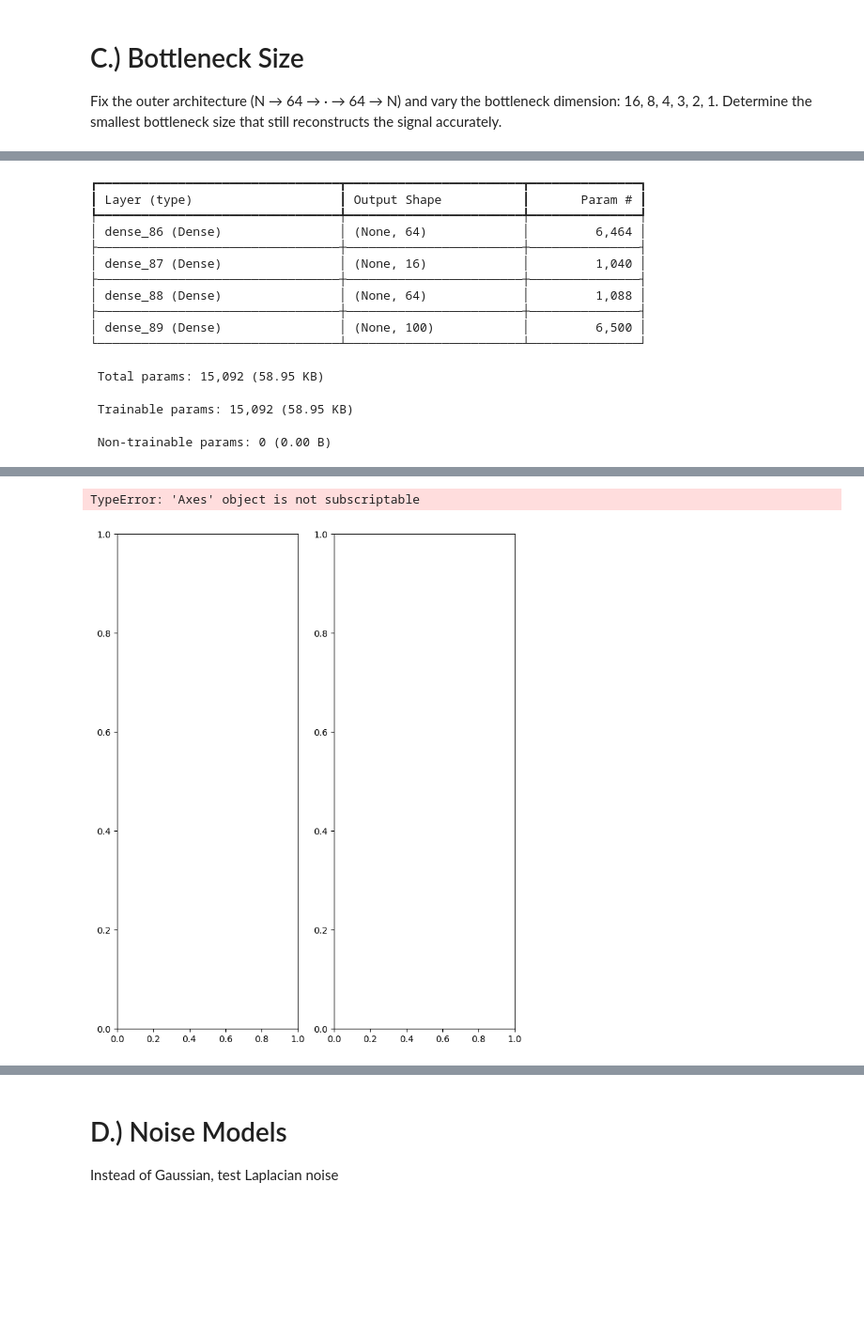
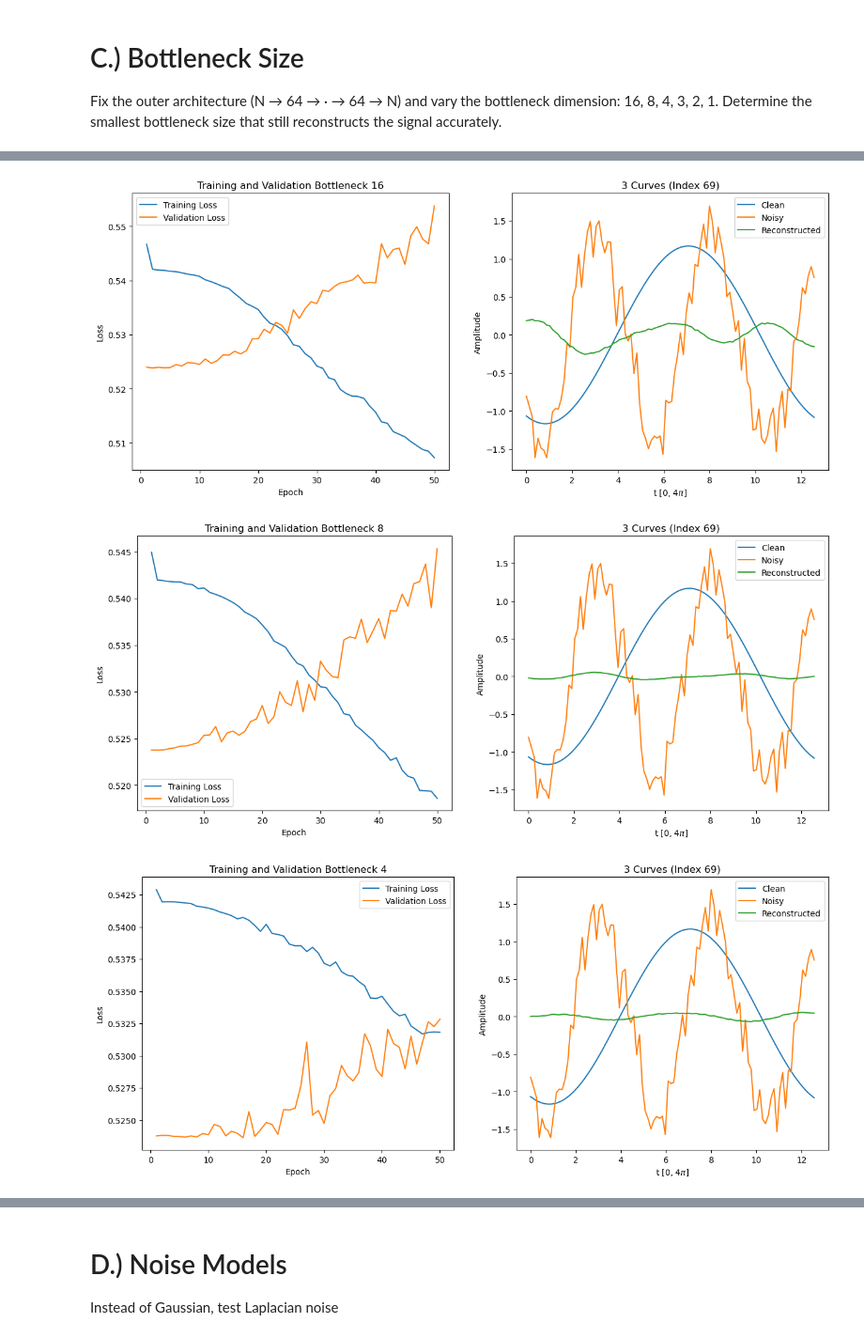
Before and after one commit to PolishJacob/ASTR5900_Projects, a Jupyter notebook: HW_08/MachineLearning.ipynb, the cells around one changed output, grey strips where cells are left out. Shown at 94% size. Drawn from its saved outputs; the diff is of its cells as text; code cells hidden in the pictures; blank space fills up the shorter version.

Commit message:
Adjust loss plots and try to troubleshoot Q3 B

```diff
--- a/HW_08/MachineLearning.ipynb
+++ b/HW_08/MachineLearning.ipynb
@@ -555,7 +548,7 @@ for x in bottleneck:
         Dense(N,  activation='linear') # output layer
     ]) # 100 -> 64 -> 4 -> 64 -> 100
     auto_bottle.compile(optimizer=Adam(0.001), loss='mse')
-    auto_bottle.summary()
+    #auto_bottle.summary()
 
     hist = auto_bottle.fit(
     X_train, Y_train,
@@ -572,21 +565,19 @@ for x in bottleneck:
     clean_reconstruct = auto_bottle.predict(X_train)
     noisy_reconstruct = auto_bottle.predict(X_val)
 
-    fig, ax = plt.subplots(1, 2, figsize = (8, 10))
-    ax[0][0].plot(epochs, train_bottle_loss, label = "Training Loss")
-    ax[0][0].plot(epochs, val_bottle_loss, label = "Validation Loss")
-    ax[0][0].set_xlabel("Epoch")
-    ax[0][0].set_ylabel("Loss")
-    ax[0][0].set_title(f"Training and Validation Bottleneck {x}")
-    ax[0][0].legend()
-    ax[0][0].imshow()
+    fig, ax = plt.subplots(1, 2, figsize = (15, 6))
+    ax[0].plot(epochs, train_bottle_loss, label = "Training Loss")
+    ax[0].plot(epochs, val_bottle_loss, label = "Validation Loss")
+    ax[0].set_xlabel("Epoch")
+    ax[0].set_ylabel("Loss")
+    ax[0].set_title(f"Training and Validation Bottleneck {x}")
+    ax[0].legend()
 
-    ax[0][1].plot(t_arr, clean_curve[69], label = "Clean")
-    ax[0][1].plot(t_arr, noisy_curve[69], label = "Noisy")
-    ax[0][1].plot(t_arr, clean_reconstruct[69], label = "Reconstructed")
-    ax[0][1].set_xlabel("t [0, 4$\pi$]")
-    ax[0][1].set_ylabel("Amplitude")
-    ax[0][1].set_title("3 Curves (Index 69)")
-    ax[0][1].legend()
-    ax[0][1].imshow()
+    ax[1].plot(t_arr, clean_curve[69], label = "Clean")
+    ax[1].plot(t_arr, noisy_curve[69], label = "Noisy")
+    ax[1].plot(t_arr, clean_reconstruct[69], label = "Reconstructed")
+    ax[1].set_xlabel("t [0, 4$\pi$]")
+    ax[1].set_ylabel("Amplitude")
+    ax[1].set_title("3 Curves (Index 69)")
+    ax[1].legend()
 # %% [output]
@@ -594,14 +595,0 @@ Model: "sequential_20"
-┏━━━━━━━━━━━━━━━━━━━━━━━━━━━━━━━━━┳━━━━━━━━━━━━━━━━━━━━━━━━┳━━━━━━━━━━━━━━━┓
-┃ Layer (type)                    ┃ Output Shape           ┃       Param # ┃
-┡━━━━━━━━━━━━━━━━━━━━━━━━━━━━━━━━━╇━━━━━━━━━━━━━━━━━━━━━━━━╇━━━━━━━━━━━━━━━┩
-│ dense_86 (Dense)                │ (None, 64)             │         6,464 │
-├─────────────────────────────────┼────────────────────────┼───────────────┤
-│ dense_87 (Dense)                │ (None, 16)             │         1,040 │
-├─────────────────────────────────┼────────────────────────┼───────────────┤
-│ dense_88 (Dense)                │ (None, 64)             │         1,088 │
-├─────────────────────────────────┼────────────────────────┼───────────────┤
-│ dense_89 (Dense)                │ (None, 100)            │         6,500 │
-└─────────────────────────────────┴────────────────────────┴───────────────┘
- Total params: 15,092 (58.95 KB)
- Trainable params: 15,092 (58.95 KB)
- Non-trainable params: 0 (0.00 B)
@@ -610,2 +596,3 @@ Model: "sequential_20"
-TypeError: 'Axes' object is not subscriptable
-[figure, old version]
+[figure, new version]
+[figure, added]
+[figure, added]
```
Also changed, not shown: parts of 21 cells of this notebook.
